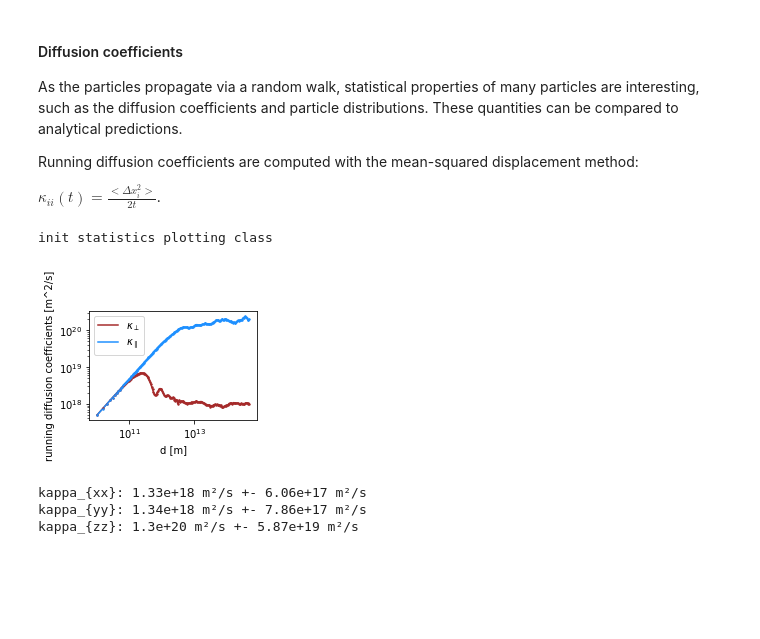
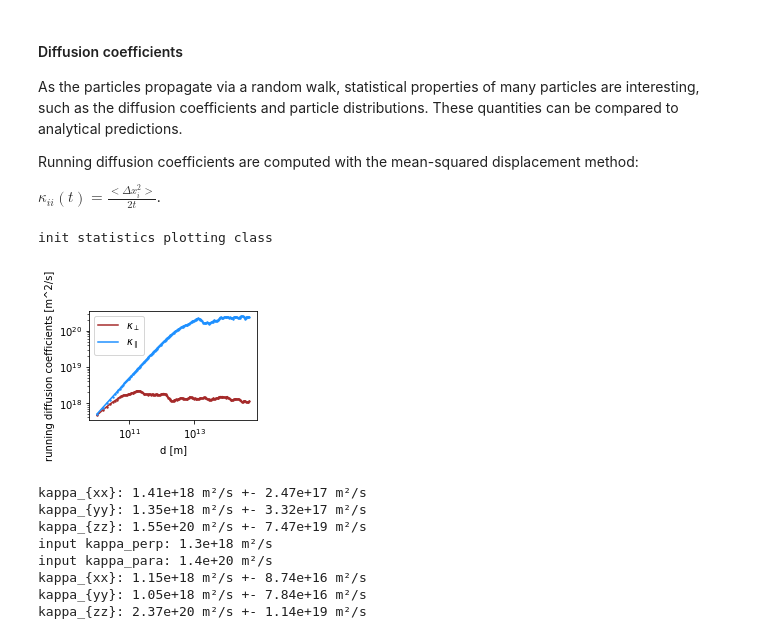
Before and after one commit to reichherzerp/PropPy, a Jupyter notebook: rwpropa/tutorials/Tutorial_2---Anisotropic_Diffusion.ipynb, the cells around one changed output. Drawn from its saved outputs; the diff is of its cells as text; code cells hidden in the pictures; blank space fills up the shorter version.

Commit message:
implemented input as diffusion coefficients in tutorial 2
Former-commit-id: d3949747418397fab5821bbf0b6964eaf4e1f5c3

```diff
--- a/rwpropa/tutorials/Tutorial_2---Anisotropic_Diffusion.ipynb
+++ b/rwpropa/tutorials/Tutorial_2---Anisotropic_Diffusion.ipynb
@@ -143,14 +148,25 @@ $\kappa_{ii}(t) = \frac{<\Delta x_i^2>}{2t}$.
 # %%
 df = pd.read_pickle("data/data_tut_2.pkl")
 df_time_evolution_observer = df.loc[df['radius'] == -1.0]
 
 sta = rw.Statistics(df_time_evolution_observer)
 isotropic = False # diffusion is anisotropic
 errors = False # don't show error bars
-df_kappas = sta.plot_diffusion_coefficients(isotropic, errors, None)
+df_kappas = sta.plot_diffusion_coefficients(isotropic, errors)
+print('input kappa_perp:', f"{float(diffusion_coefficient_perp):.3}", 'm²/s')
+print('input kappa_para:', f"{float(diffusion_coefficient_para):.3}", 'm²/s')
+n = 10
+print('kappa_{xx}:', f"{np.mean(df_kappas['kappa_xx'][-n:]):.3}", 'm²/s', '+-', f"{np.std(df_kappas['kappa_xx'][-n:]):.3}", 'm²/s')
+print('kappa_{yy}:', f"{np.mean(df_kappas['kappa_yy'][-n:]):.3}", 'm²/s', '+-', f"{np.std(df_kappas['kappa_yy'][-n:]):.3}", 'm²/s')
+print('kappa_{zz}:', f"{np.mean(df_kappas['kappa_zz'][-n:]):.3}", 'm²/s', '+-', f"{np.std(df_kappas['kappa_zz'][-n:]):.3}", 'm²/s')
 # %% [output]
 init statistics plotting class
-[figure, old version]
+[figure, new version]
-kappa_{xx}: 1.33e+18 m²/s +- 6.06e+17 m²/s
-kappa_{yy}: 1.34e+18 m²/s +- 7.86e+17 m²/s
-kappa_{zz}: 1.3e+20 m²/s +- 5.87e+19 m²/s
+kappa_{xx}: 1.41e+18 m²/s +- 2.47e+17 m²/s
+kappa_{yy}: 1.35e+18 m²/s +- 3.32e+17 m²/s
+kappa_{zz}: 1.55e+20 m²/s +- 7.47e+19 m²/s
+input kappa_perp: 1.3e+18 m²/s
+input kappa_para: 1.4e+20 m²/s
+kappa_{xx}: 1.15e+18 m²/s +- 8.74e+16 m²/s
+kappa_{yy}: 1.05e+18 m²/s +- 7.84e+16 m²/s
+kappa_{zz}: 2.37e+20 m²/s +- 1.14e+19 m²/s
```
Also changed, not shown: parts of 2 cells of this notebook, 1 other file.
